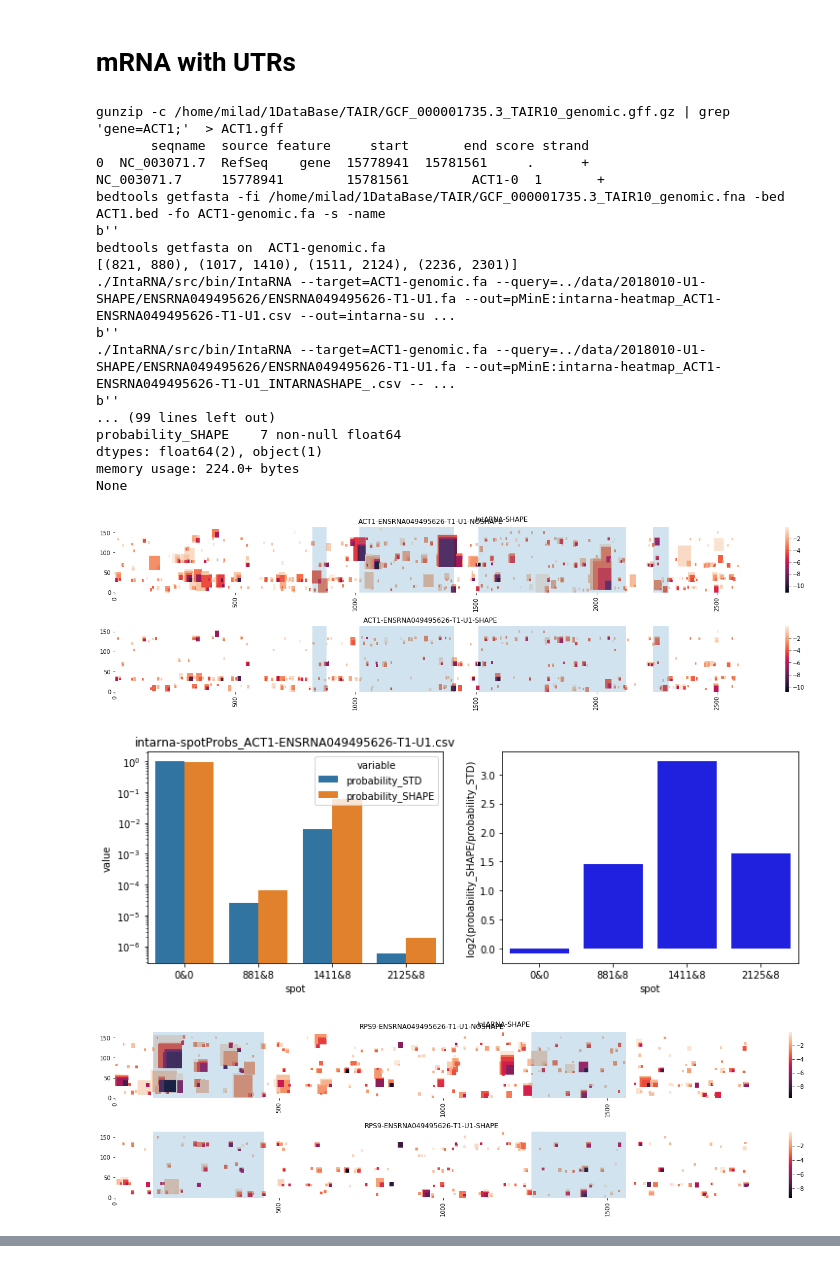
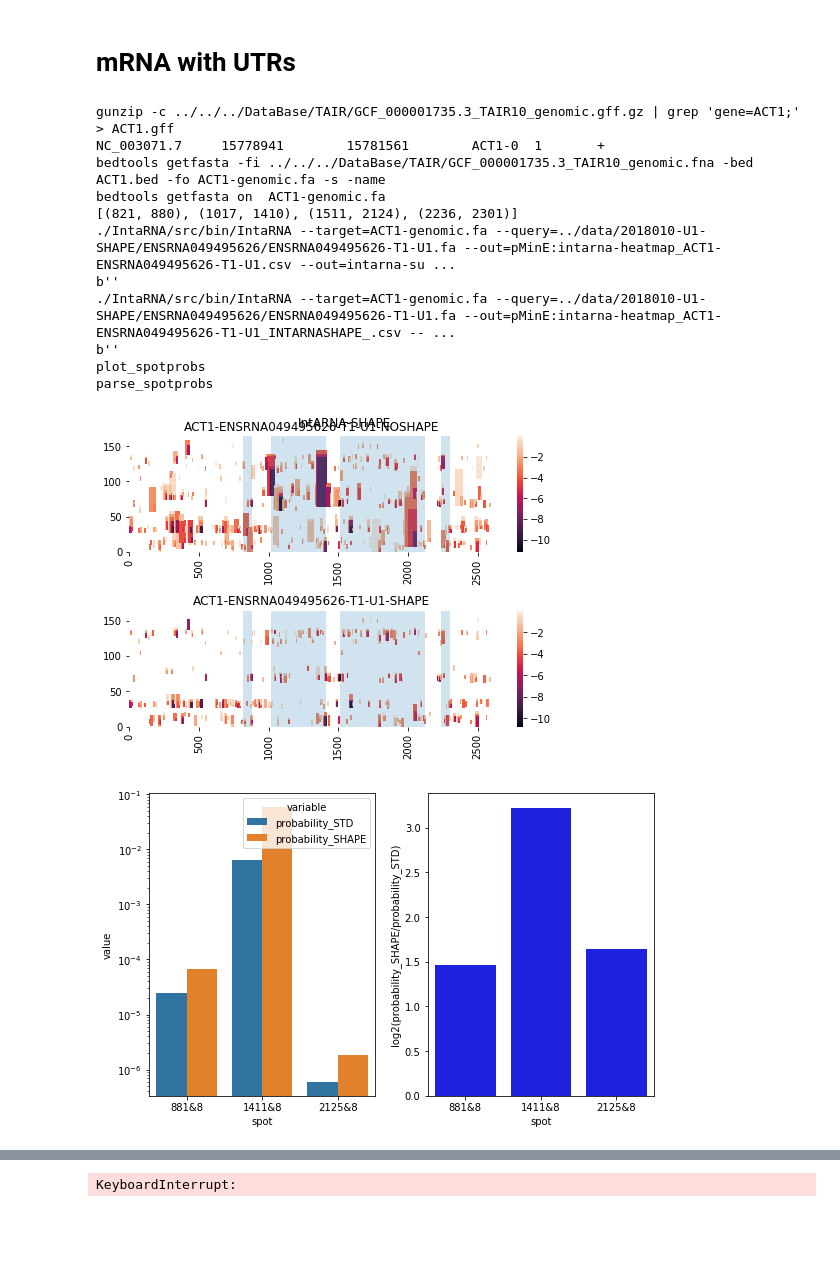
Before and after one commit to BackofenLab/IntaRNA-benchmark-SHAPE, a Jupyter notebook: src/analysis_IntaSHAPE-U1-interaction.ipynb, the cells around one changed output, grey strips where cells are left out. Saved outputs shown, nothing was run; the diff lists cells and outputs as text; code cells hidden in the pictures; blank space fills up the shorter version.

```diff
--- a/src/analysis_IntaSHAPE-U1-interaction.ipynb
+++ b/src/analysis_IntaSHAPE-U1-interaction.ipynb
@@ -309,30 +351,24 @@ plt.show()
 # %% [markdown]
 # mRNA with UTRs
 # %%
-dfs_spotprobs_genes = list()
+# dfs_spotprobs_genes = list()
 
-for gene in ['ACT1', 'RPS9', 'RPS10','RPL16A','NBR1',]:#'rps11','RPS11B',:
-    df_spotprobs_gene = run_intarna_shape_for_a_gene(gene,CDS_only=False)
-    dfs_spotprobs_genes.append(df_spotprobs_gene)
-df_spotprobs_genes = pd.concat(dfs_spotprobs_genes)
+# for gene in ['ACT1', 'RPS9', 'RPS10','RPL16A','NBR1',]:#'rps11','RPS11B',:
+#     df_spotprobs_gene = run_intarna_shape_for_a_gene(gene,CDS_only=False)
+#     dfs_spotprobs_genes.append(df_spotprobs_gene)
+#     plt.show()
+# df_spotprobs_genes = pd.concat(dfs_spotprobs_genes)
 # %% [output]
-gunzip -c /home/milad/1DataBase/TAIR/GCF_000001735.3_TAIR10_genomic.gff.gz | grep 'gene=ACT1;'  > ACT1.gff
-       seqname  source feature     start       end score strand
-0  NC_003071.7  RefSeq    gene  15778941  15781561     .      +
+gunzip -c ../../../DataBase/TAIR/GCF_000001735.3_TAIR10_genomic.gff.gz | grep 'gene=ACT1;'  > ACT1.gff
 NC_003071.7     15778941        15781561        ACT1-0  1       +
-bedtools getfasta -fi /home/milad/1DataBase/TAIR/GCF_000001735.3_TAIR10_genomic.fna -bed ACT1.bed -fo ACT1-genomic.fa -s -name
-b''
+bedtools getfasta -fi ../../../DataBase/TAIR/GCF_000001735.3_TAIR10_genomic.fna -bed ACT1.bed -fo ACT1-genomic.fa -s -name
 bedtools getfasta on  ACT1-genomic.fa
 [(821, 880), (1017, 1410), (1511, 2124), (2236, 2301)]
 ./IntaRNA/src/bin/IntaRNA --target=ACT1-genomic.fa --query=../data/2018010-U1-SHAPE/ENSRNA049495626/ENSRNA049495626-T1-U1.fa --out=pMinE:intarna-heatmap_ACT1-ENSRNA049495626-T1-U1.csv --out=intarna-su ...
 b''
 ./IntaRNA/src/bin/IntaRNA --target=ACT1-genomic.fa --query=../data/2018010-U1-SHAPE/ENSRNA049495626/ENSRNA049495626-T1-U1.fa --out=pMinE:intarna-heatmap_ACT1-ENSRNA049495626-T1-U1_INTARNASHAPE_.csv -- ...
 b''
-... (99 lines left out)
-probability_SHAPE    7 non-null float64
-dtypes: float64(2), object(1)
-memory usage: 224.0+ bytes
-None
+plot_spotprobs
+parse_spotprobs
-[figure, old version]
+[figure, new version]
-[figure, old version]
+[figure, new version]
-[figure, removed]
@@ -345,0 +383 @@ None
+KeyboardInterrupt:
```
Also changed, not shown: parts of 17 cells of this notebook.
